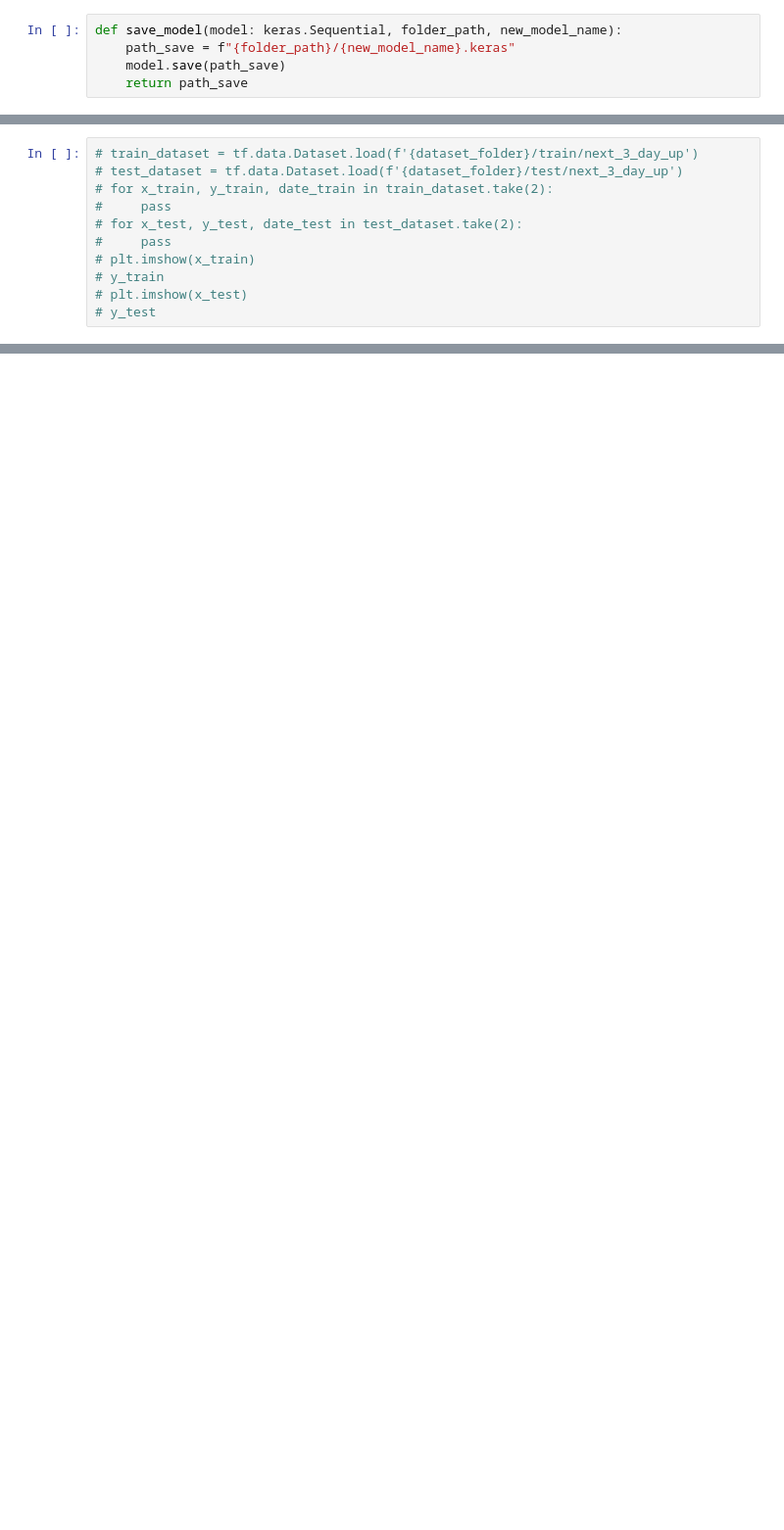
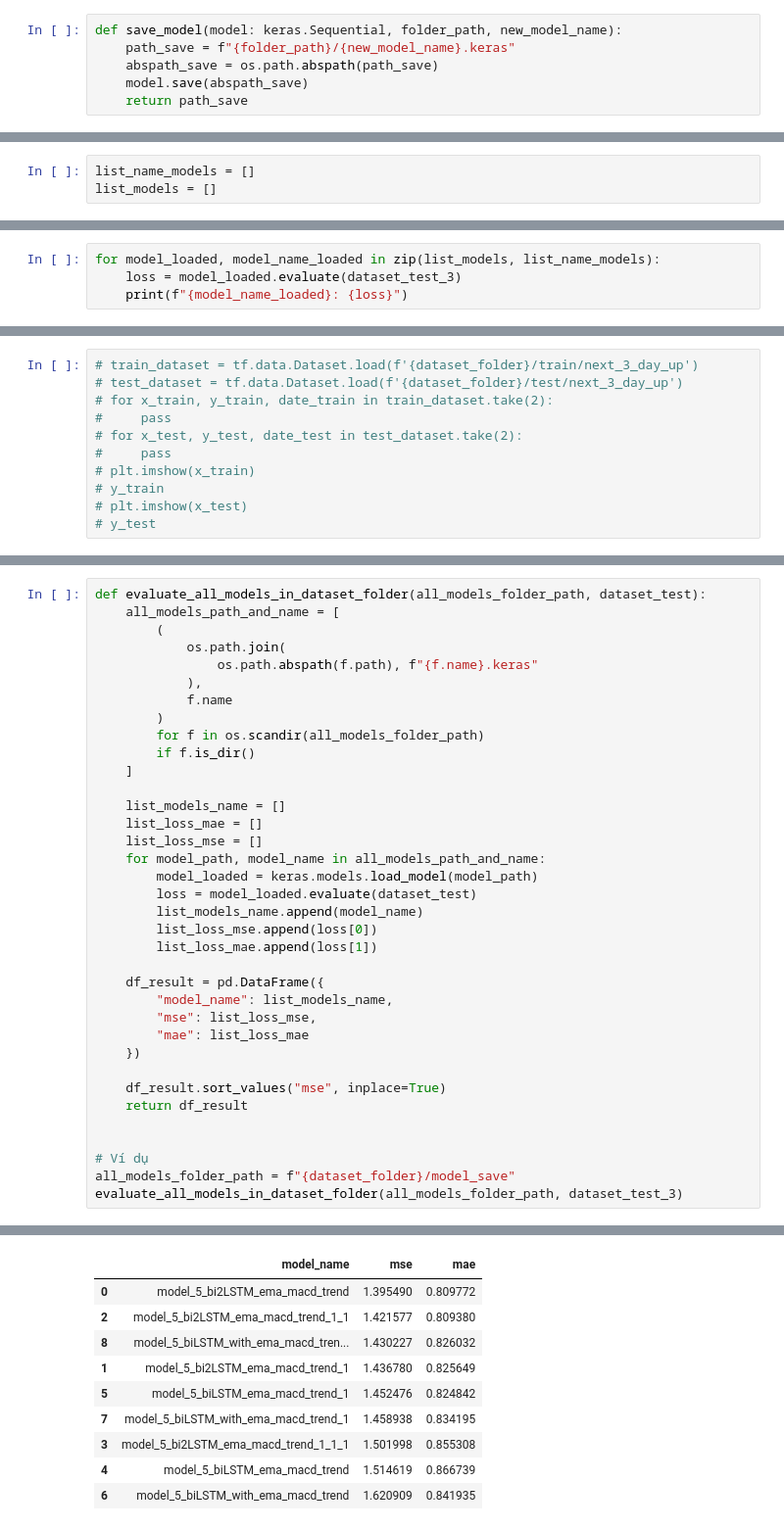
Before and after one commit to raming20/CNN-LSTM-predict-stock-price, a Jupyter notebook: data_analytics/CV_stock_market/train_model/model_use_train_and_test.ipynb, the cells around one changed output, grey strips where cells are left out. Shown: that part at 98% size. Drawn from its saved outputs; the diff is of its cells as text; blank space fills up the shorter version.

```diff
--- a/data_analytics/CV_stock_market/train_model/model_use_train_and_test.ipynb
+++ b/data_analytics/CV_stock_market/train_model/model_use_train_and_test.ipynb
@@ -369,6 +372,7 @@ def get_folder_path_to_save_model(model_name):
 # %%
 def save_model(model: keras.Sequential, folder_path, new_model_name):
     path_save = f"{folder_path}/{new_model_name}.keras"
-    model.save(path_save)
+    abspath_save = os.path.abspath(path_save)
+    model.save(abspath_save)
     return path_save
 # %%
@@ -404,0 +408,3 @@ if input("save model? (y/n): ").lower()[0] == "y":
+# %%
+list_name_models = []
+list_models = []
@@ -405,3 +451,7 @@ if input("save model? (y/n): ").lower()[0] == "y":
+# %%
+for model_loaded, model_name_loaded in zip(list_models, list_name_models):
+    loss = model_loaded.evaluate(dataset_test_3)
+    print(f"{model_name_loaded}: {loss}")
 # %%
 size_histories = {}
 # %%
@@ -435,0 +485,37 @@ dataset_folder
+# %%
+def evaluate_all_models_in_dataset_folder(all_models_folder_path, dataset_test):
+    all_models_path_and_name = [
+        (
+            os.path.join(
+                os.path.abspath(f.path), f"{f.name}.keras"
+            ),
+            f.name
+        )
+        for f in os.scandir(all_models_folder_path)
+        if f.is_dir()
+    ]
+
+    list_models_name = []
+    list_loss_mae = []
+    list_loss_mse = []
+    for model_path, model_name in all_models_path_and_name:
+        model_loaded = keras.models.load_model(model_path)
+        loss = model_loaded.evaluate(dataset_test)
+        list_models_name.append(model_name)
+        list_loss_mse.append(loss[0])
+        list_loss_mae.append(loss[1])
+
+    df_result = pd.DataFrame({
+        "model_name": list_models_name,
+        "mse": list_loss_mse,
+        "mae": list_loss_mae
+    })
+
+    df_result.sort_values("mse", inplace=True)
+    return df_result
+
+
+# Ví dụ
+all_models_folder_path = f"{dataset_folder}/model_save"
+evaluate_all_models_in_dataset_folder(all_models_folder_path, dataset_test_3)
+# %% [output]
@@ -435,0 +531,10 @@ dataset_folder
+|  | model_name | mse | mae |
+| 0 | model_5_bi2LSTM_ema_macd_trend | 1.395490 | 0.809772 |
+| 2 | model_5_bi2LSTM_ema_macd_trend_1_1 | 1.421577 | 0.809380 |
+| 8 | model_5_biLSTM_with_ema_macd_tren... | 1.430227 | 0.826032 |
+| 1 | model_5_bi2LSTM_ema_macd_trend_1 | 1.436780 | 0.825649 |
+| 5 | model_5_biLSTM_ema_macd_trend_1 | 1.452476 | 0.824842 |
+| 7 | model_5_biLSTM_with_ema_macd_trend_1 | 1.458938 | 0.834195 |
+| 3 | model_5_bi2LSTM_ema_macd_trend_1_1_1 | 1.501998 | 0.855308 |
+| 4 | model_5_biLSTM_ema_macd_trend | 1.514619 | 0.866739 |
+| 6 | model_5_biLSTM_with_ema_macd_trend | 1.620909 | 0.841935 |
```
Also changed, not shown: parts of 33 cells of this notebook, 5 other files.
